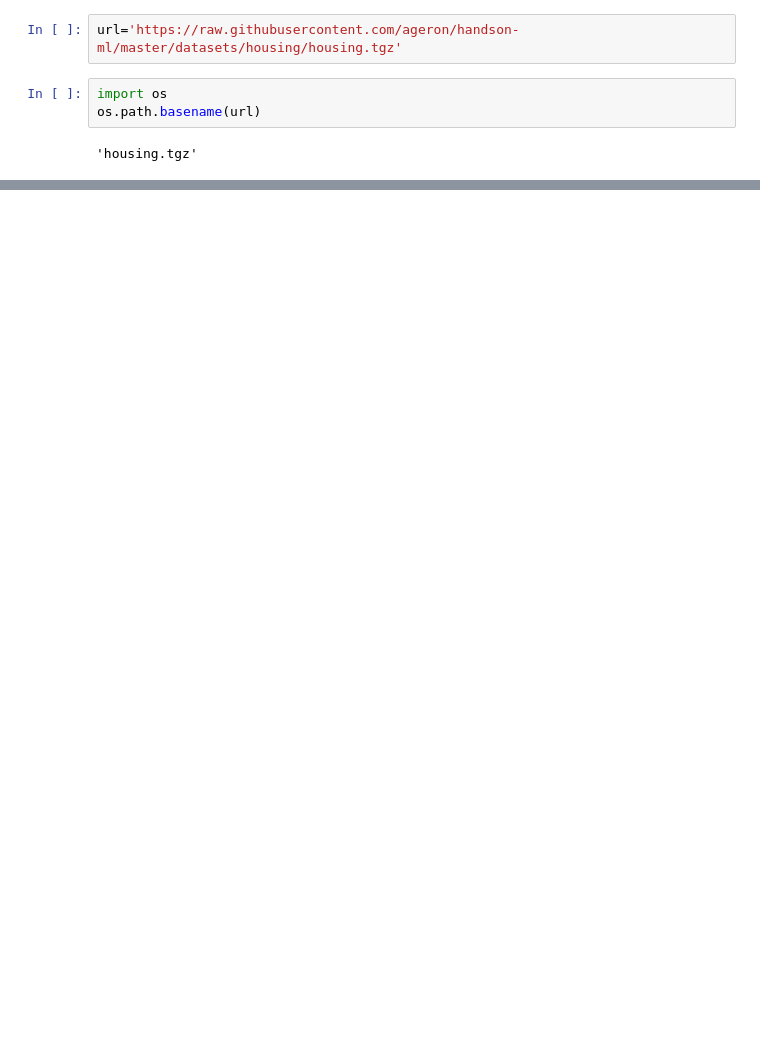
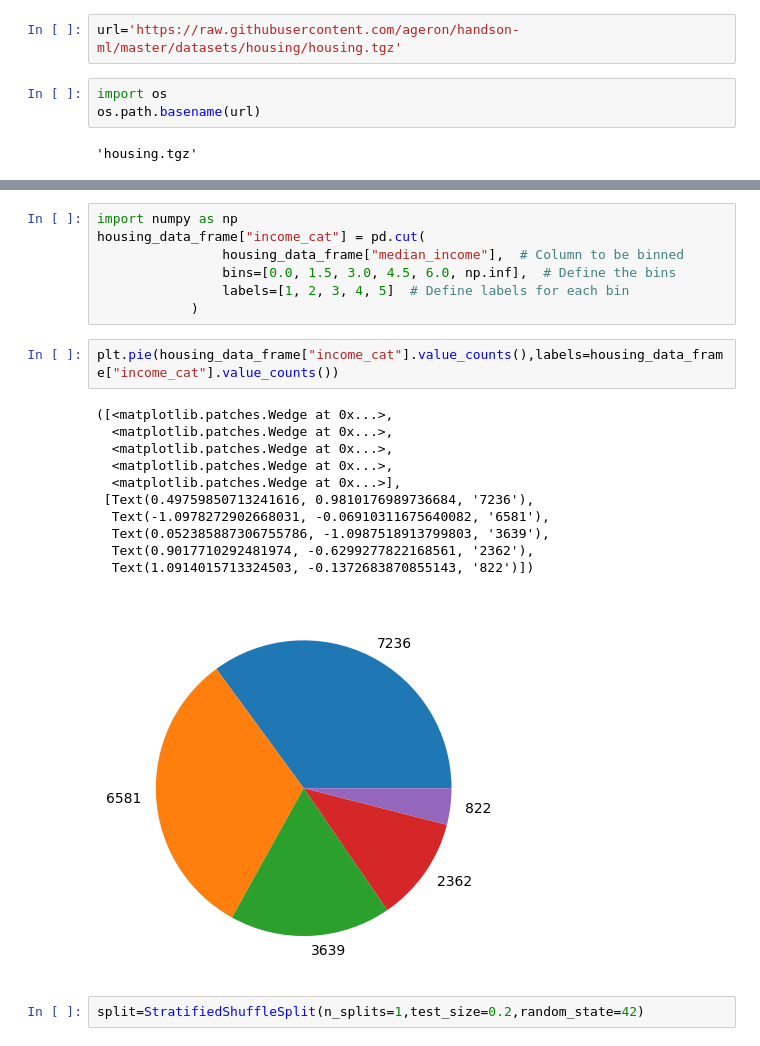
Before and after one commit to mujahid-jamadar/California-Housing-Prediction, a Jupyter notebook: notebook/example.ipynb, the cells around one changed output, grey strips where cells are left out. Saved outputs shown, nothing was run; the diff lists cells and outputs as text; blank space fills up the shorter version.

```diff
--- a/notebook/example.ipynb
+++ b/notebook/example.ipynb
@@ -211,0 +249,23 @@ os.path.basename(url)
+# %%
+import numpy as np
+housing_data_frame["income_cat"] = pd.cut(
+                housing_data_frame["median_income"],  # Column to be binned
+                bins=[0.0, 1.5, 3.0, 4.5, 6.0, np.inf],  # Define the bins
+                labels=[1, 2, 3, 4, 5]  # Define labels for each bin
+            )
+# %%
+plt.pie(housing_data_frame["income_cat"].value_counts(),labels=housing_data_frame["income_cat"].value_counts())
+# %% [output]
+([<matplotlib.patches.Wedge at 0x...>,
+  <matplotlib.patches.Wedge at 0x...>,
+  <matplotlib.patches.Wedge at 0x...>,
+  <matplotlib.patches.Wedge at 0x...>,
+  <matplotlib.patches.Wedge at 0x...>],
+ [Text(0.49759850713241616, 0.9810176989736684, '7236'),
+  Text(-1.0978272902668031, -0.06910311675640082, '6581'),
+  Text(0.052385887306755786, -1.0987518913799803, '3639'),
+  Text(0.9017710292481974, -0.6299277822168561, '2362'),
+  Text(1.0914015713324503, -0.1372683870855143, '822')])
+[figure, added]
+# %%
+split=StratifiedShuffleSplit(n_splits=1,test_size=0.2,random_state=42)
```
Also changed, not shown: parts of 34 cells of this notebook, 7 other files.
